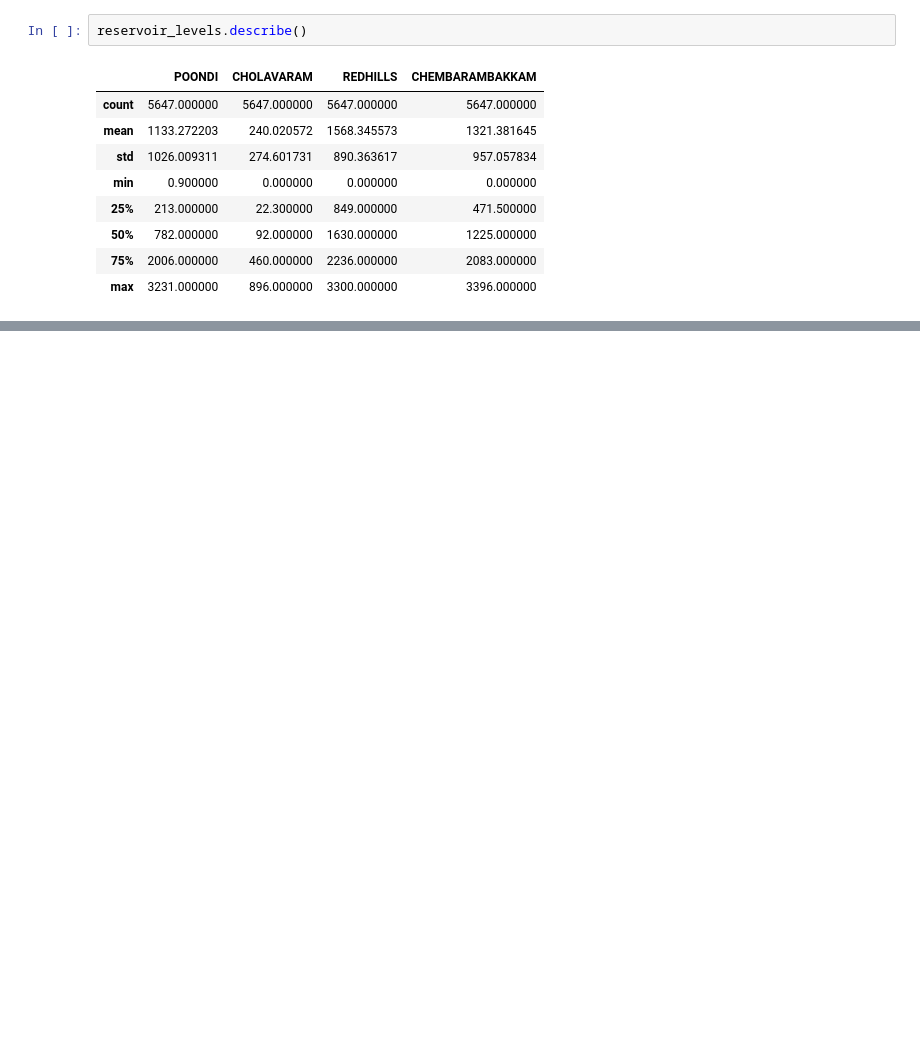
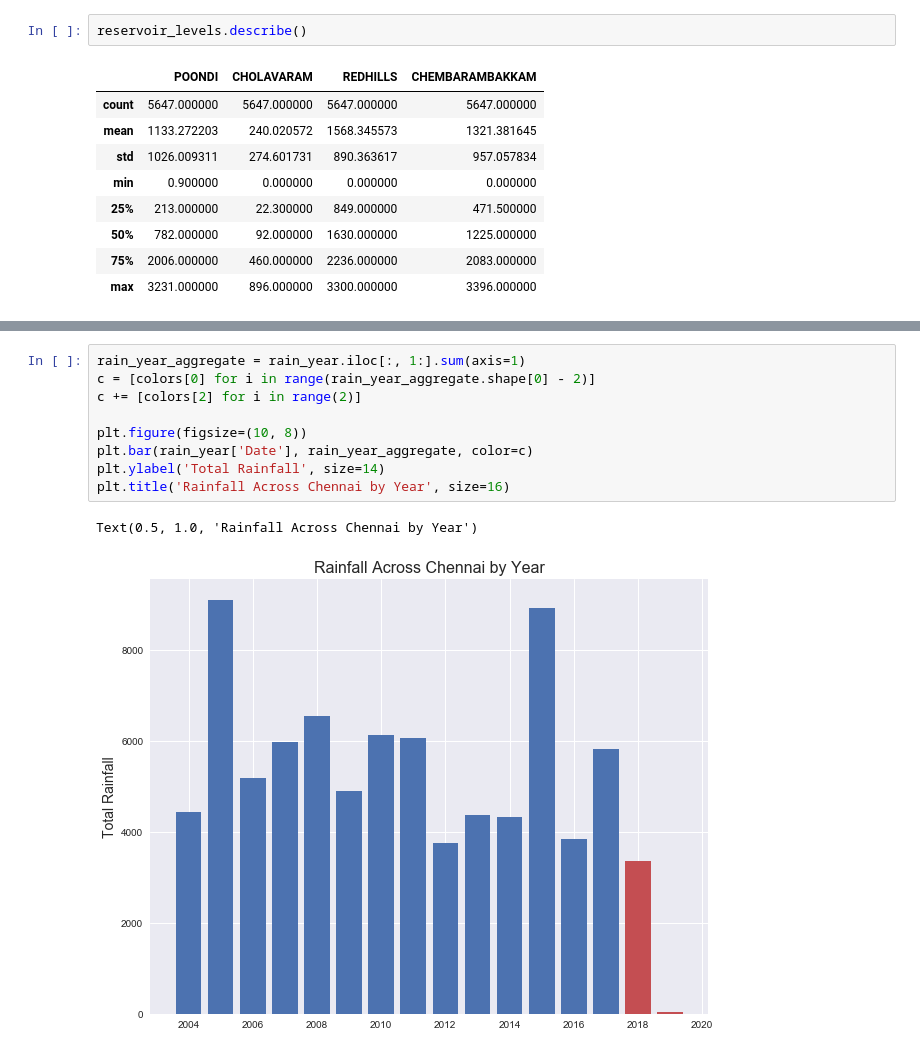
Before and after one commit to marxav0319/Chennai_Water_Management_NB, a Jupyter notebook: Chennai Water Management Exploratory Analysis.ipynb, the cells around one changed output, grey strips where cells are left out. Cells and saved outputs as stored; diff of their text form; blank space fills up the shorter version.

```diff
--- a/Chennai Water Management Exploratory Analysis.ipynb
+++ b/Chennai Water Management Exploratory Analysis.ipynb
@@ -44,0 +128,12 @@ for column in reservoir_levels.columns[1:]:
+# %%
+rain_year_aggregate = rain_year.iloc[:, 1:].sum(axis=1)
+c = [colors[0] for i in range(rain_year_aggregate.shape[0] - 2)]
+c += [colors[2] for i in range(2)]
+
+plt.figure(figsize=(10, 8))
+plt.bar(rain_year['Date'], rain_year_aggregate, color=c)
+plt.ylabel('Total Rainfall', size=14)
+plt.title('Rainfall Across Chennai by Year', size=16)
+# %% [output]
+Text(0.5, 1.0, 'Rainfall Across Chennai by Year')
+[figure, added]
```
Also changed, not shown: parts of 26 cells of this notebook.
